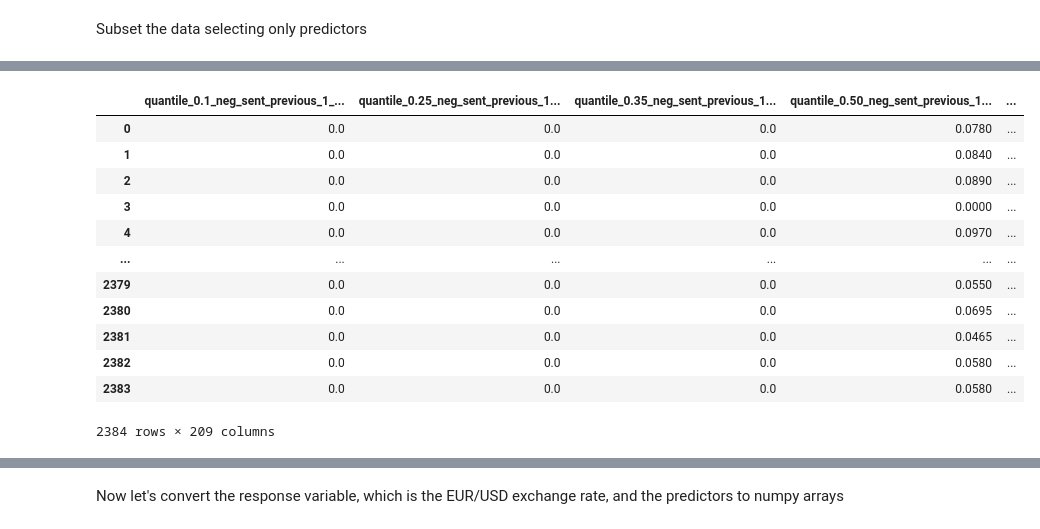
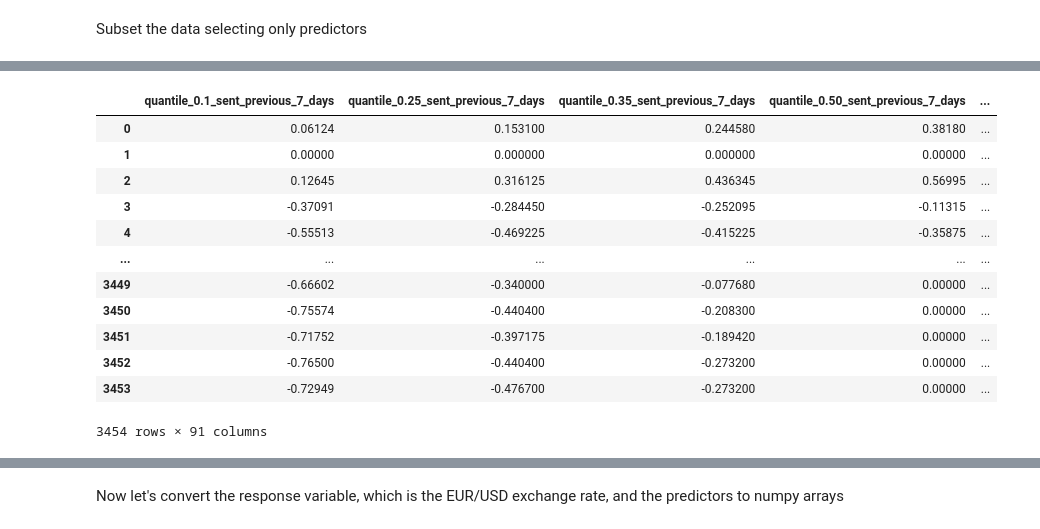
Before and after one commit to dtortosa/capstone_project, a Jupyter notebook: scripts/03_predicting_exchange_rate.ipynb, the cells around one changed output, grey strips where cells are left out. Drawn from its saved outputs; the diff is of its cells as text; code cells hidden in the pictures.

```diff
--- a/scripts/03_predicting_exchange_rate.ipynb
+++ b/scripts/03_predicting_exchange_rate.ipynb
@@ -92,0 +73,3 @@ predictors
+# %%
+predictors = df_merged[[column for column in df_merged.columns if "sent_previous" in column or "previous_eur_pricing" in column or "rolling_mean" in column]]
+predictors
@@ -110,17 +107,17 @@ predictors_eur_pricing
 # %%
-predictors_twitter = predictors[[column for column in predictors.columns if "rolling_mean_" not in column]]
+predictors_twitter = predictors[[column for column in predictors.columns if "previous_eur_pricing" not in column and "rolling_mean" not in column]]
 predictors_twitter
 # %% [output]
-|  | quantile_0.1_neg_sent_previous_1_... | quantile_0.25_neg_sent_previous_1... | quantile_0.35_neg_sent_previous_1... | quantile_0.50_neg_sent_previous_1... | ... |
-| 0 | 0.0 | 0.0 | 0.0 | 0.0780 | ... |
-| 1 | 0.0 | 0.0 | 0.0 | 0.0840 | ... |
-| 2 | 0.0 | 0.0 | 0.0 | 0.0890 | ... |
-| 3 | 0.0 | 0.0 | 0.0 | 0.0000 | ... |
-| 4 | 0.0 | 0.0 | 0.0 | 0.0970 | ... |
+|  | quantile_0.1_sent_previous_7_days | quantile_0.25_sent_previous_7_days | quantile_0.35_sent_previous_7_days | quantile_0.50_sent_previous_7_days | ... |
+| 0 | 0.06124 | 0.153100 | 0.244580 | 0.38180 | ... |
+| 1 | 0.00000 | 0.000000 | 0.000000 | 0.00000 | ... |
+| 2 | 0.12645 | 0.316125 | 0.436345 | 0.56995 | ... |
+| 3 | -0.37091 | -0.284450 | -0.252095 | -0.11315 | ... |
+| 4 | -0.55513 | -0.469225 | -0.415225 | -0.35875 | ... |
 | ... | ... | ... | ... | ... | ... |
-| 2379 | 0.0 | 0.0 | 0.0 | 0.0550 | ... |
-| 2380 | 0.0 | 0.0 | 0.0 | 0.0695 | ... |
-| 2381 | 0.0 | 0.0 | 0.0 | 0.0465 | ... |
-| 2382 | 0.0 | 0.0 | 0.0 | 0.0580 | ... |
-| 2383 | 0.0 | 0.0 | 0.0 | 0.0580 | ... |
+| 3449 | -0.66602 | -0.340000 | -0.077680 | 0.00000 | ... |
+| 3450 | -0.75574 | -0.440400 | -0.208300 | 0.00000 | ... |
+| 3451 | -0.71752 | -0.397175 | -0.189420 | 0.00000 | ... |
+| 3452 | -0.76500 | -0.440400 | -0.273200 | 0.00000 | ... |
+| 3453 | -0.72949 | -0.476700 | -0.273200 | 0.00000 | ... |
-2384 rows × 209 columns
+3454 rows × 91 columns
```
Also changed, not shown: parts of 35 cells of this notebook, 4 other files.
